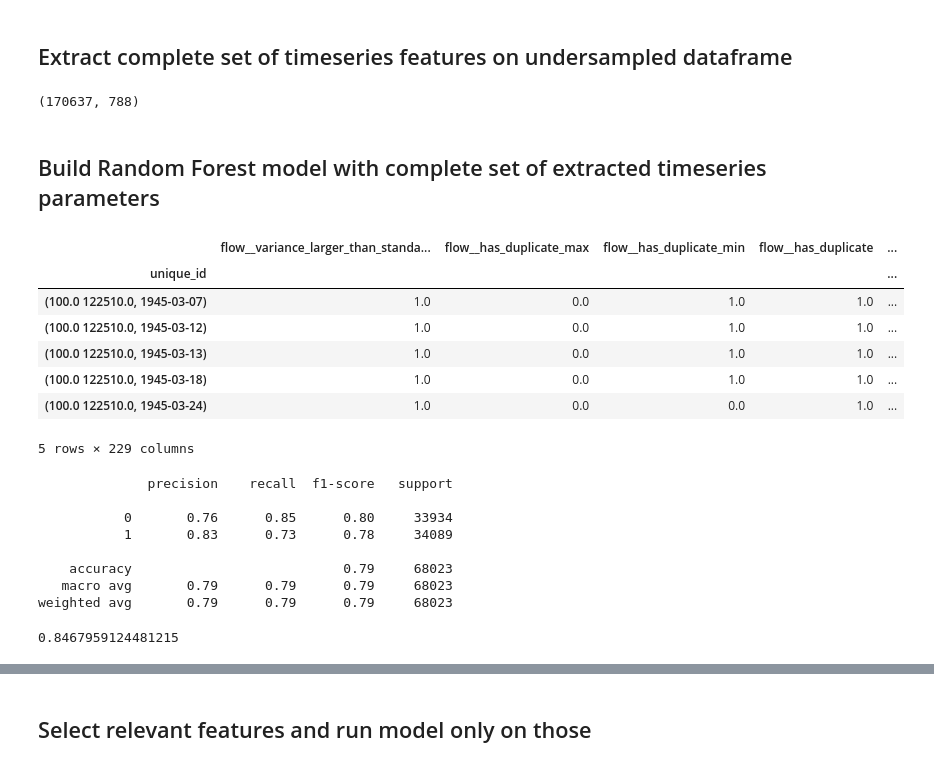
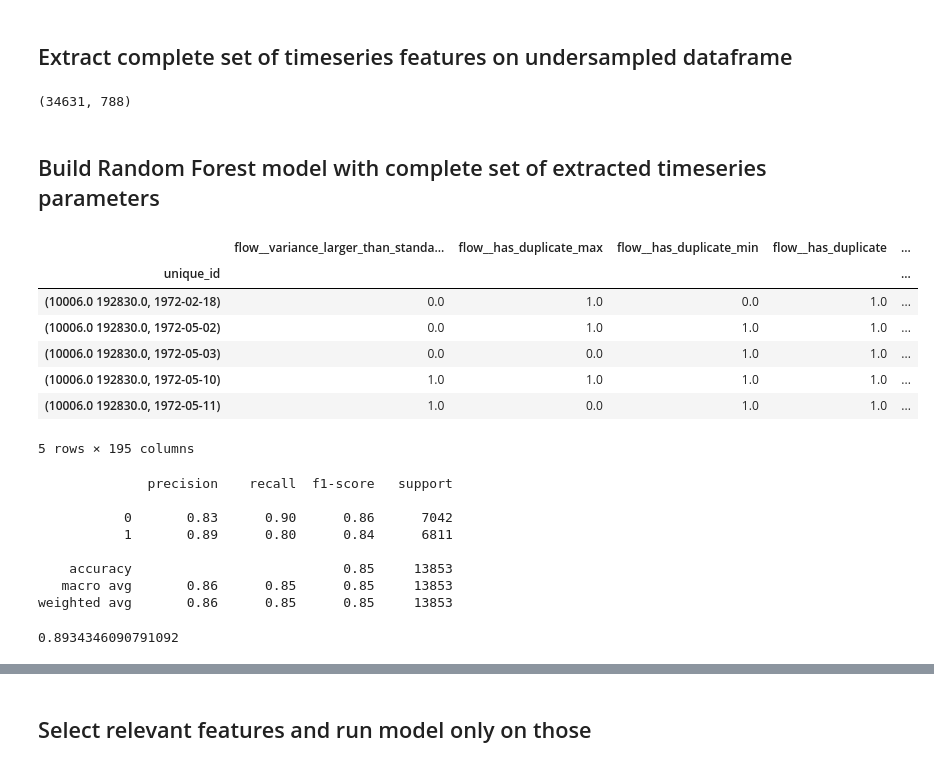
Before and after one commit to cbaggini/extreme-snowmelt-forecast, a Jupyter notebook: extreme-snowmelt-ts-params.ipynb, the cells around one changed output, grey strips where cells are left out. Drawn from its saved outputs; the diff is of its cells as text; code cells hidden in the pictures.

```diff
--- a/extreme-snowmelt-ts-params.ipynb
+++ b/extreme-snowmelt-ts-params.ipynb
@@ -260,12 +310,12 @@ X_features_under_2.to_csv('../df_extracted_2_nearmiss_' + str(N_DAYS) + '.csv')
 # %%
 X_features_under_1 = pd.read_csv(
-    '../df_extracted_1_nearmiss_' + str(N_DAYS) + '.csv')
+    '../df_extracted_1_nearmiss_' + str(N_DAYS) + '_dist_unique.csv')
 X_features_under_2 = pd.read_csv(
-    '../df_extracted_2_nearmiss_' + str(N_DAYS) + '.csv')
+    '../df_extracted_2_nearmiss_' + str(N_DAYS) + '_dist_unique.csv')
 
 X_features_under_all = pd.concat([X_features_under_1, X_features_under_2])
 X_features_under_all.shape
 # %% [output]
-(170637, 788)
+(34631, 788)
 # %%
 X_features_under_all.to_csv(
@@ -275,34 +325,34 @@ X_features_under_all.to_csv(
 # %%
 import ast
 
 X_features_under_all = pd.read_csv(
-    '../df_extracted_all_nearmiss_' + str(N_DAYS) + '.csv')
+    '../df_extracted_all_nearmiss_' + str(N_DAYS) + '_dist_unique.csv')
 
 all_data_clean = pd.read_csv('../all_data_clean.csv')
 
 all_data_clean['unique_id'] = list(
     zip(all_data_clean.site_id, all_data_clean.date))
 
 X_features_under_all['unique_id'] = X_features_under_all['Unnamed: 0'].apply(
     ast.literal_eval)
 X_features_under_all = pd.merge(X_features_under_all, all_data_clean[[
     'binary', 'unique_id']], how='left', on='unique_id')
 X_features_under_all = X_features_under_all.set_index(
     X_features_under_all['unique_id'], drop=True)
 y_under = X_features_under_all['binary']
 X_features_under_filtered = X_features_under_all.dropna(axis=1)
 X_features_under_filtered = X_features_under_filtered.drop(
     columns=['unique_id', 'Unnamed: 0', 'binary'])
 X_features_under_filtered.head()
 # %% [output]
 |  | flow__variance_larger_than_standa... | flow__has_duplicate_max | flow__has_duplicate_min | flow__has_duplicate | ... |
 | unique_id |  |  |  |  | ... |
-| (100.0 122510.0, 1945-03-07) | 1.0 | 0.0 | 1.0 | 1.0 | ... |
-| (100.0 122510.0, 1945-03-12) | 1.0 | 0.0 | 1.0 | 1.0 | ... |
-| (100.0 122510.0, 1945-03-13) | 1.0 | 0.0 | 1.0 | 1.0 | ... |
-| (100.0 122510.0, 1945-03-18) | 1.0 | 0.0 | 1.0 | 1.0 | ... |
-| (100.0 122510.0, 1945-03-24) | 1.0 | 0.0 | 0.0 | 1.0 | ... |
+| (10006.0 192830.0, 1972-02-18) | 0.0 | 1.0 | 0.0 | 1.0 | ... |
+| (10006.0 192830.0, 1972-05-02) | 0.0 | 1.0 | 1.0 | 1.0 | ... |
+| (10006.0 192830.0, 1972-05-03) | 0.0 | 0.0 | 1.0 | 1.0 | ... |
+| (10006.0 192830.0, 1972-05-10) | 1.0 | 1.0 | 1.0 | 1.0 | ... |
+| (10006.0 192830.0, 1972-05-11) | 1.0 | 0.0 | 1.0 | 1.0 | ... |
-5 rows × 229 columns
+5 rows × 195 columns
 # %%
 # split into train and test sets
 X_filtered_train, X_filtered_test, y_train, y_test = train_test_split(
@@ -311,16 +361,14 @@ X_filtered_train, X_filtered_test, y_train, y_test = train_test_split(
 classifier_filtered = RandomForestClassifier(n_jobs=-1, random_state=42)
 classifier_filtered.fit(X_filtered_train, y_train)
 print(classification_report(y_test, classifier_filtered.predict(X_filtered_test)))
+auc_pr_score(y_test, classifier_filtered.predict(X_filtered_test))
 # %% [output]
               precision    recall  f1-score   support
 
-           0       0.76      0.85      0.80     33934
-           1       0.83      0.73      0.78     34089
+           0       0.83      0.90      0.86      7042
+           1       0.89      0.80      0.84      6811
 
-    accuracy                           0.79     68023
-   macro avg       0.79      0.79      0.79     68023
-weighted avg       0.79      0.79      0.79     68023
+    accuracy                           0.85     13853
+   macro avg       0.86      0.85      0.85     13853
+weighted avg       0.86      0.85      0.85     13853
+0.8934346090791092
-# %%
-auc_pr_score(y_test, classifier_filtered.predict(X_filtered_test))
-# %% [output]
-0.8467959124481215
```
Also changed, not shown: parts of 37 cells of this notebook, 1 other file.
